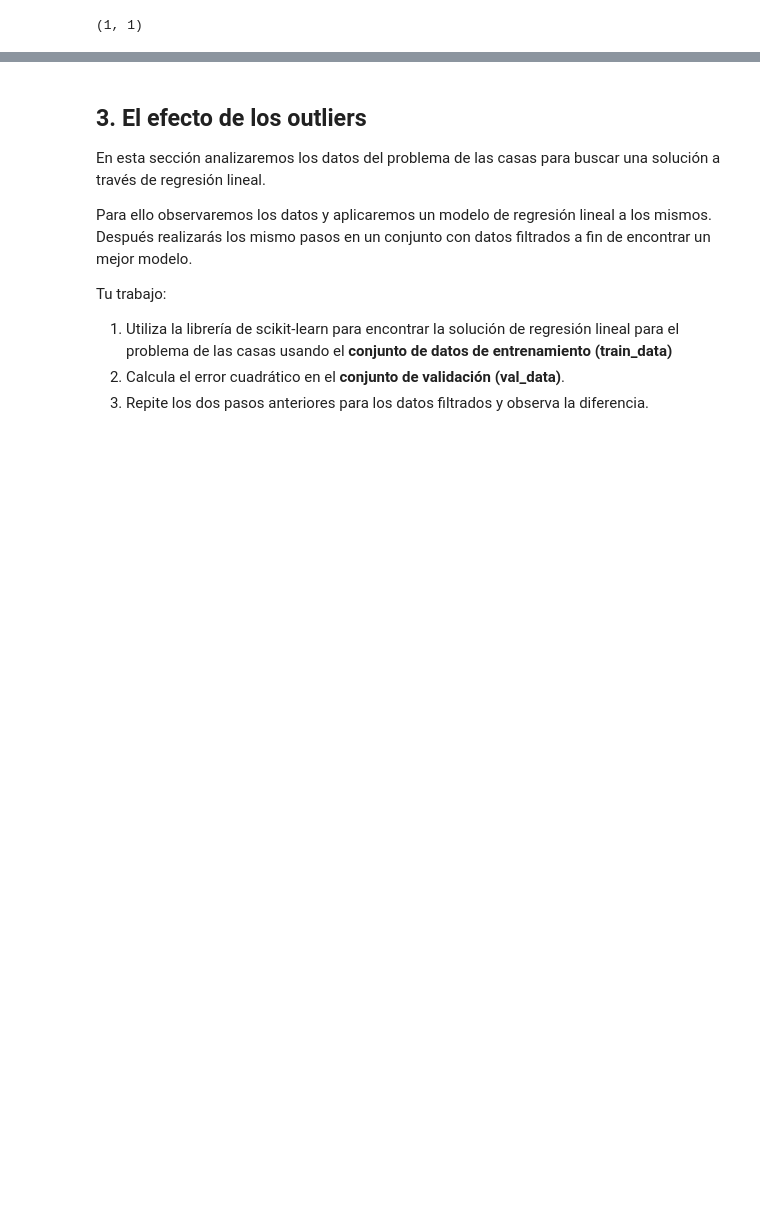
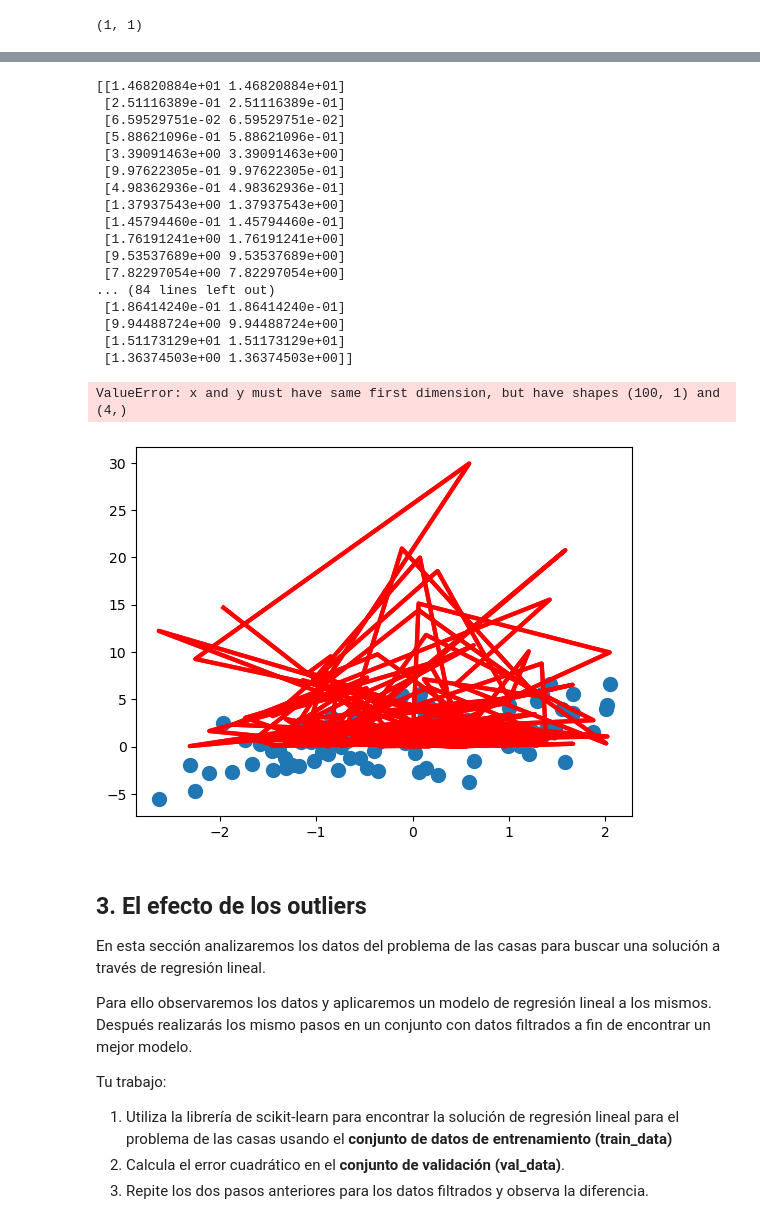
Before and after one commit to jorgeibarra17/SI23_TRIPLEA, a Jupyter notebook: ejercicio_1-LinearReg/linear_regression.ipynb, the cells around one changed output, grey strips where cells are left out. Drawn from its saved outputs; the diff is of its cells as text; code cells hidden in the pictures; blank space fills up the shorter version.

```diff
--- a/ejercicio_1-LinearReg/linear_regression.ipynb
+++ b/ejercicio_1-LinearReg/linear_regression.ipynb
@@ -105,23 +105,45 @@ TypeError: float() argument must be a string or a number, not 'ellipsis'
 # %%
 ## 2.4 TODO: Calcula la suma de errores cuadrádos
-residual = ...
+residual =(abs(y_hat-y))
+residual= np.power(residual,2)
+print(residual)
 
 ## 2.5 TODO: Compara los resultados con la función integrada de numpy 'np.linalg.lstsq'
-
+npa=np.linalg.lstsq(y,y_hat, rcond=None)
 # Graficando
 plt.plot(X, y, 'o', label='Datos originales', markersize=10)
 
 # TODO: Grafica la linea resultante de TU modelo como en la sección anterior
-plt.plot(..., ..., 'r', lw=3, label='Linea resultante')
+plt.plot(X, residual, 'r', lw=3, label='Linea resultante')
 
 # TODO: Grafica la linea resultante de TU modelo como en la sección anterior
-plt.plot(..., ..., ':k', label='función integrada')
+plt.plot(X,npa, ':k', label='función integrada')
 plt.legend()
 plt.show()
 
 # TODO: Imprime y compara la suma de errores cuadrádos calculado por TU metodo y el de numpy
 print("Residuales mios: ", ...)
 print("Residuales numpy:", ...)
+# %% [output]
+[[1.46820884e+01 1.46820884e+01]
+ [2.51116389e-01 2.51116389e-01]
+ [6.59529751e-02 6.59529751e-02]
+ [5.88621096e-01 5.88621096e-01]
+ [3.39091463e+00 3.39091463e+00]
+ [9.97622305e-01 9.97622305e-01]
+ [4.98362936e-01 4.98362936e-01]
+ [1.37937543e+00 1.37937543e+00]
+ [1.45794460e-01 1.45794460e-01]
+ [1.76191241e+00 1.76191241e+00]
+ [9.53537689e+00 9.53537689e+00]
+ [7.82297054e+00 7.82297054e+00]
+... (84 lines left out)
+ [1.86414240e-01 1.86414240e-01]
+ [9.94488724e+00 9.94488724e+00]
+ [1.51173129e+01 1.51173129e+01]
+ [1.36374503e+00 1.36374503e+00]]
+ValueError: x and y must have same first dimension, but have shapes (100, 1) and (4,)
+[figure, added]
 # %% [markdown]
 ## 3. El efecto de los outliers
 
```
Also changed, not shown: parts of 2 cells of this notebook.
